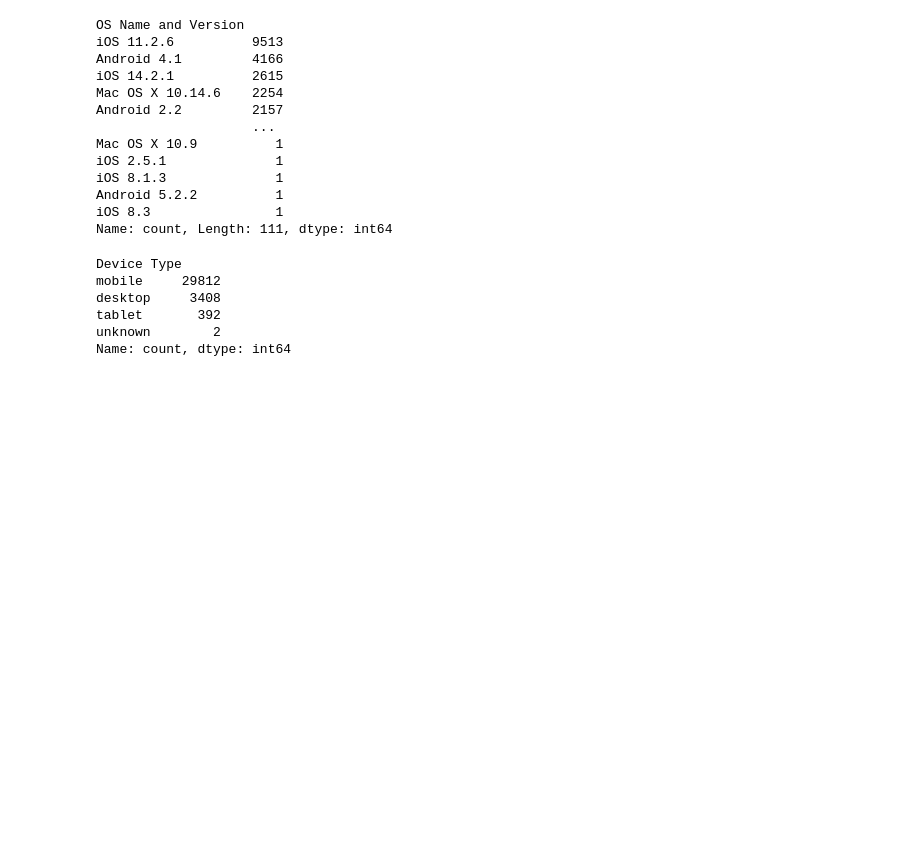
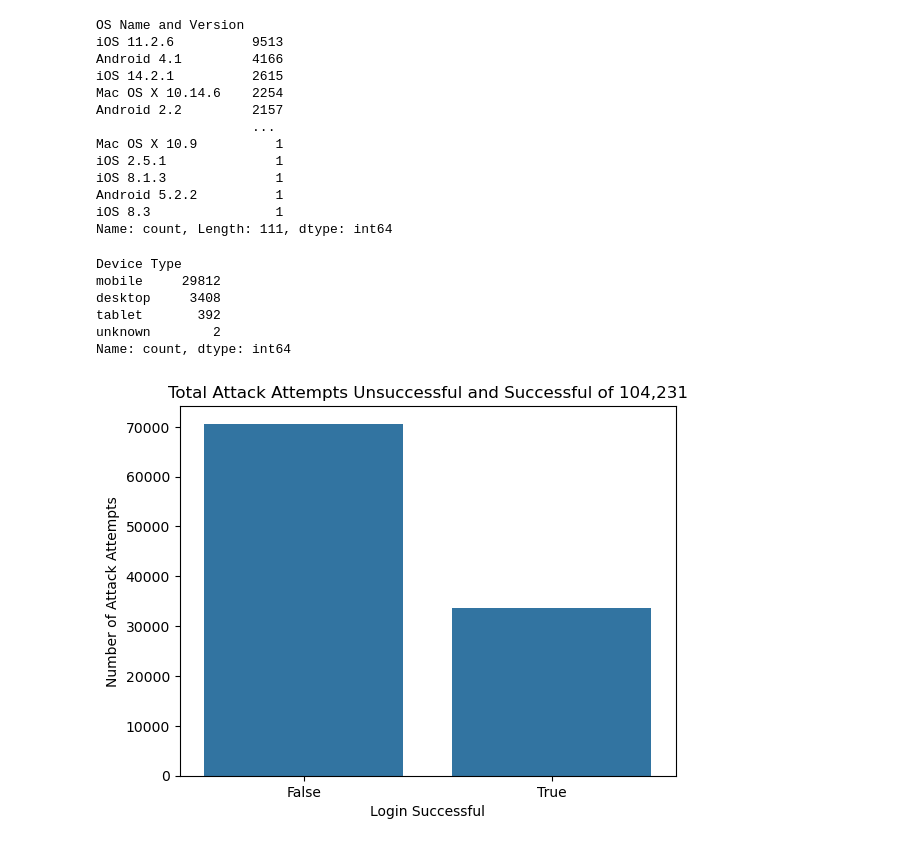
Before and after one commit to Ligia20/Are_we_at_risk, a Jupyter notebook: Attacks.ipynb, the cells around one changed output. Saved outputs shown, nothing was run; the diff lists cells and outputs as text; code cells hidden in the pictures; blank space fills up the shorter version.

Commit message:
added charts and working on plotly chart

```diff
--- a/Attacks.ipynb
+++ b/Attacks.ipynb
@@ -138,3 +139,15 @@ desktop     3408
 tablet       392
 unknown        2
 Name: count, dtype: int64
+# %%
+sns.countplot(
+    data=Total_attack_attempts,
+    x = 'Login Successful',
+)
+
+plt.title('Total Attack Attempts Unsuccessful and Successful of 104,231')
+plt.xlabel('Login Successful')
+plt.ylabel('Number of Attack Attempts')
+plt.show()
+# %% [output]
+[figure, added]
```
Also changed, not shown: parts of 6 cells of this notebook.
